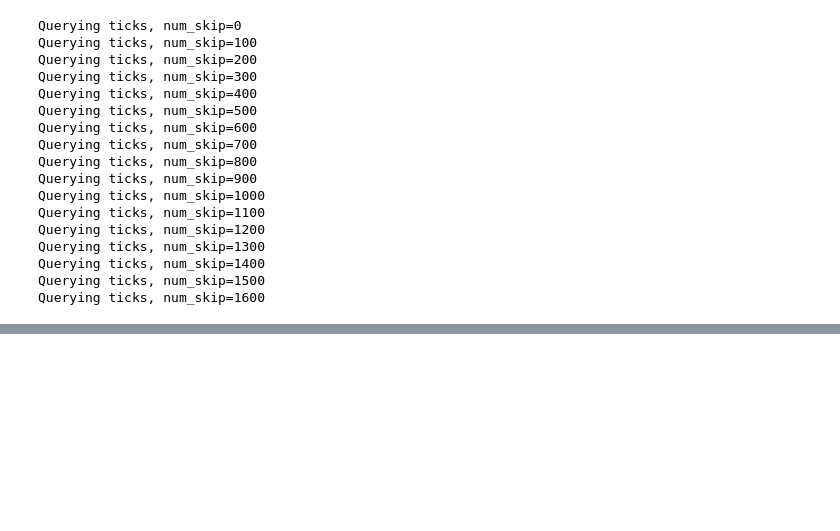
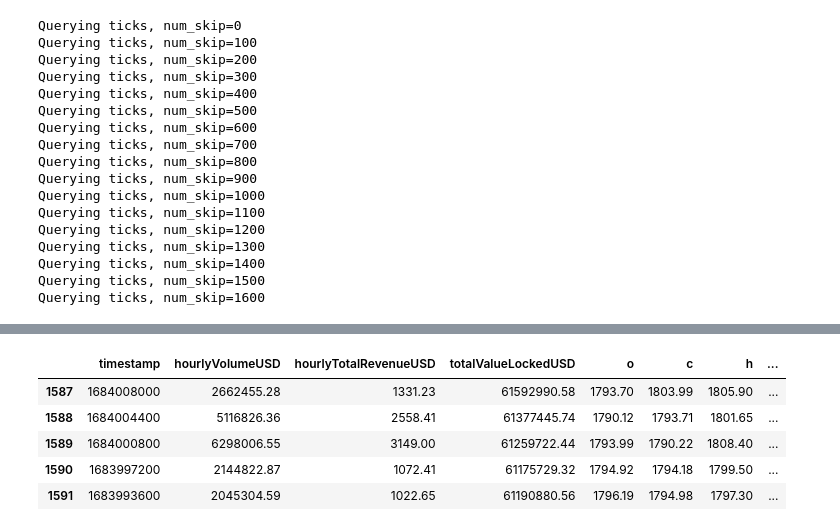
Before and after one commit to zhant09/uniswap-v3-analysis, a Jupyter notebook: notebooks/liquidity_provider/arb_eth_usdc_small_interval.ipynb, the cells around one changed output, grey strips where cells are left out. Saved outputs shown, nothing was run; the diff lists cells and outputs as text; code cells hidden in the pictures; blank space fills up the shorter version.

```diff
--- a/notebooks/liquidity_provider/arb_eth_usdc_small_interval.ipynb
+++ b/notebooks/liquidity_provider/arb_eth_usdc_small_interval.ipynb
@@ -186,0 +243,18 @@ price_df.head()
+# %%
+from datetime import datetime
+
+
+def timestamp_to_current_tz_datetime(ts):
+    utc_date = datetime.fromtimestamp(ts)
+    return utc_date.strftime("%Y-%m-%d %H:%M:%S")
+
+
+df["datetime"] = df["timestamp"].apply(timestamp_to_current_tz_datetime)
+df.tail()
+# %% [output]
+|  | timestamp | hourlyVolumeUSD | hourlyTotalRevenueUSD | totalValueLockedUSD | o | c | h | ... |
+| 1587 | 1684008000 | 2662455.28 | 1331.23 | 61592990.58 | 1793.70 | 1803.99 | 1805.90 | ... |
+| 1588 | 1684004400 | 5116826.36 | 2558.41 | 61377445.74 | 1790.12 | 1793.71 | 1801.65 | ... |
+| 1589 | 1684000800 | 6298006.55 | 3149.00 | 61259722.44 | 1793.99 | 1790.22 | 1808.40 | ... |
+| 1590 | 1683997200 | 2144822.87 | 1072.41 | 61175729.32 | 1794.92 | 1794.18 | 1799.50 | ... |
+| 1591 | 1683993600 | 2045304.59 | 1022.65 | 61190880.56 | 1796.19 | 1794.98 | 1797.30 | ... |
```
Also changed, not shown: parts of 10 cells of this notebook, 1 other file.
